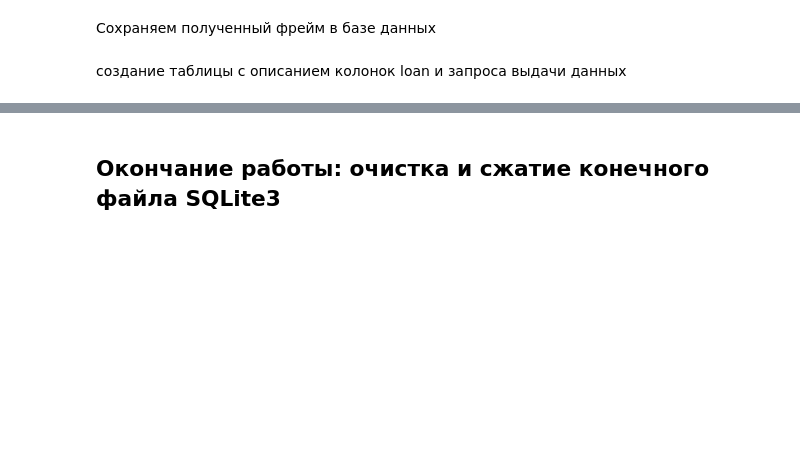
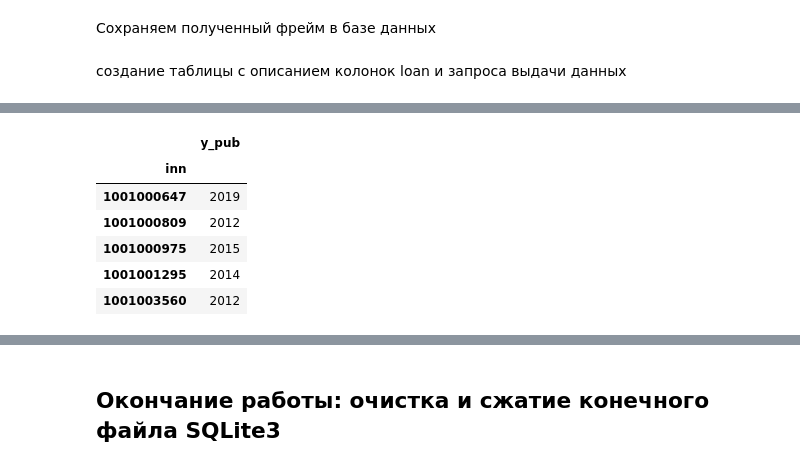
Before and after one commit to amsergeev/AIGK_j, a Jupyter notebook: BNKRPT_MODEL/bankrupt_prob_DB.ipynb, the cells around one changed output, grey strips where cells are left out. Drawn from its saved outputs; the diff is of its cells as text; code cells hidden in the pictures; blank space fills up the shorter version.

```diff
--- a/bankrupt_prob_DB.ipynb
+++ b/BNKRPT_MODEL/bankrupt_prob_DB.ipynb
@@ -544,0 +684,16 @@ _=conWork.execute(strLOAN_CreateView_LOAN)
+# %%
+pdf_BankrupsFact=pd.read_excel(strBNKRP_path, sheet_name='base_bnk', usecols='G, P',
+                               header=5, converters={'inn':str,'y_pub':int})
+# pdf_BankrupsFact['inn']=pdf_BankrupsFact['inn'].astype(str)
+# pdf_BankrupsFact['y_pub']=pdf_BankrupsFact['y_pub'].astype(int)
+pdf_BankrupsFact=pdf_BankrupsFact.set_index('inn')
+pdf_BankrupsFact=pdf_BankrupsFact.loc[pdf_BankrupsFact['y_pub']>2008].sort_index()
+pdf_BankrupsFact.head()
+# %% [output]
+|  | y_pub |
+| inn |  |
+| 1001000647 | 2019 |
+| 1001000809 | 2012 |
+| 1001000975 | 2015 |
+| 1001001295 | 2014 |
+| 1001003560 | 2012 |
```
Also changed, not shown: parts of 24 cells of this notebook, 9 other files.
